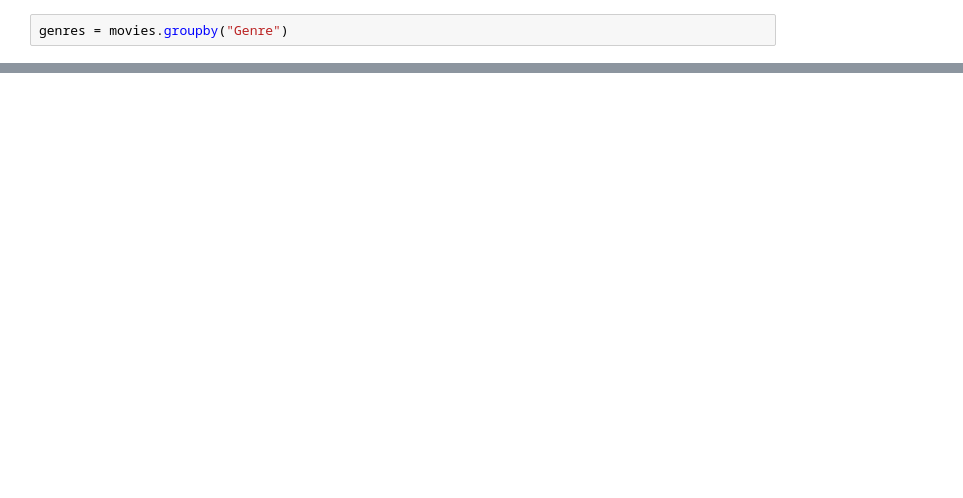
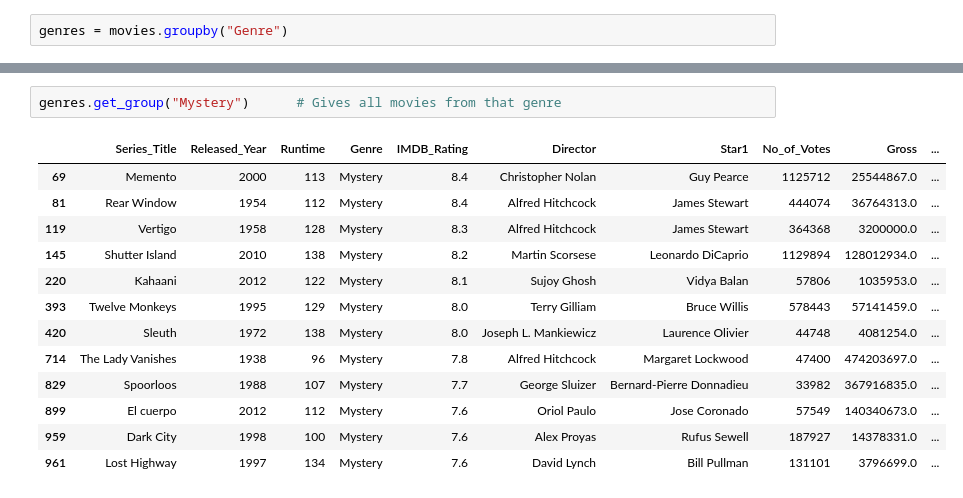
Before and after one commit to aryanshah2109/My_codes, a Jupyter notebook: Data Science One Shots/pandas_one_shot.ipynb, the cells around one changed output, grey strips where cells are left out. Drawn from its saved outputs; the diff is of its cells as text; blank space fills up the shorter version.

```diff
--- a/Data Science One Shots/pandas_one_shot.ipynb
+++ b/Data Science One Shots/pandas_one_shot.ipynb
@@ -1574,0 +1648,16 @@ genres.sum()
+# %%
+genres.get_group("Mystery")      # Gives all movies from that genre
+# %% [output]
+|  | Series_Title | Released_Year | Runtime | Genre | IMDB_Rating | Director | Star1 | No_of_Votes | Gross | ... |
+| 69 | Memento | 2000 | 113 | Mystery | 8.4 | Christopher Nolan | Guy Pearce | 1125712 | 25544867.0 | ... |
+| 81 | Rear Window | 1954 | 112 | Mystery | 8.4 | Alfred Hitchcock | James Stewart | 444074 | 36764313.0 | ... |
+| 119 | Vertigo | 1958 | 128 | Mystery | 8.3 | Alfred Hitchcock | James Stewart | 364368 | 3200000.0 | ... |
+| 145 | Shutter Island | 2010 | 138 | Mystery | 8.2 | Martin Scorsese | Leonardo DiCaprio | 1129894 | 128012934.0 | ... |
+| 220 | Kahaani | 2012 | 122 | Mystery | 8.1 | Sujoy Ghosh | Vidya Balan | 57806 | 1035953.0 | ... |
+| 393 | Twelve Monkeys | 1995 | 129 | Mystery | 8.0 | Terry Gilliam | Bruce Willis | 578443 | 57141459.0 | ... |
+| 420 | Sleuth | 1972 | 138 | Mystery | 8.0 | Joseph L. Mankiewicz | Laurence Olivier | 44748 | 4081254.0 | ... |
+| 714 | The Lady Vanishes | 1938 | 96 | Mystery | 7.8 | Alfred Hitchcock | Margaret Lockwood | 47400 | 474203697.0 | ... |
+| 829 | Spoorloos | 1988 | 107 | Mystery | 7.7 | George Sluizer | Bernard-Pierre Donnadieu | 33982 | 367916835.0 | ... |
+| 899 | El cuerpo | 2012 | 112 | Mystery | 7.6 | Oriol Paulo | Jose Coronado | 57549 | 140340673.0 | ... |
+| 959 | Dark City | 1998 | 100 | Mystery | 7.6 | Alex Proyas | Rufus Sewell | 187927 | 14378331.0 | ... |
+| 961 | Lost Highway | 1997 | 134 | Mystery | 7.6 | David Lynch | Bill Pullman | 131101 | 3796699.0 | ... |
```
Also changed, not shown: parts of 53 cells of this notebook, 2 other files.
